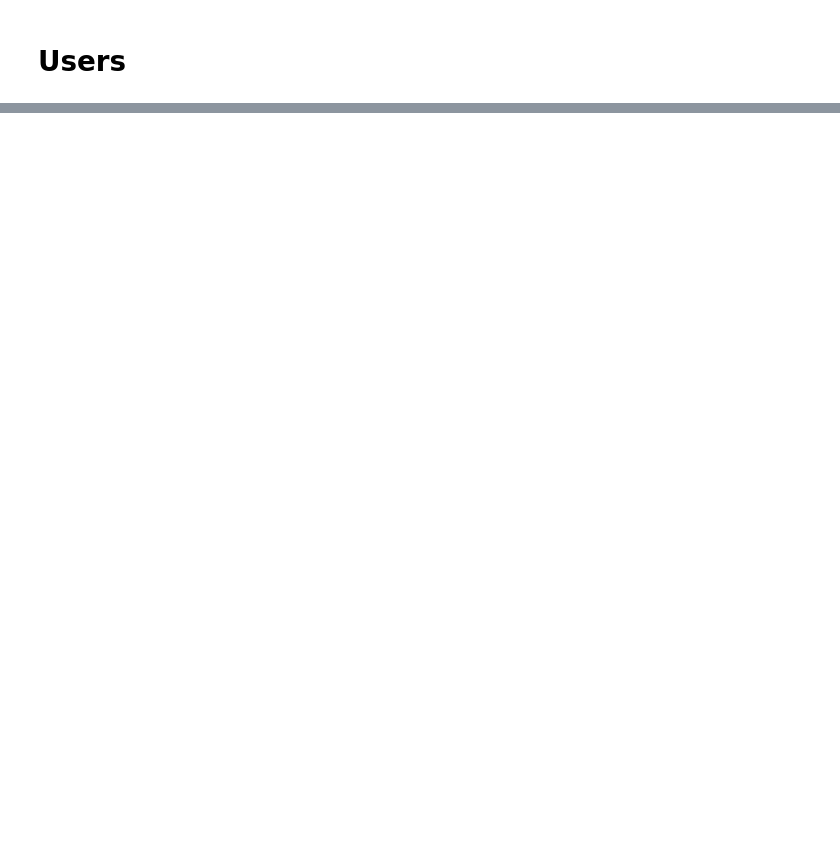
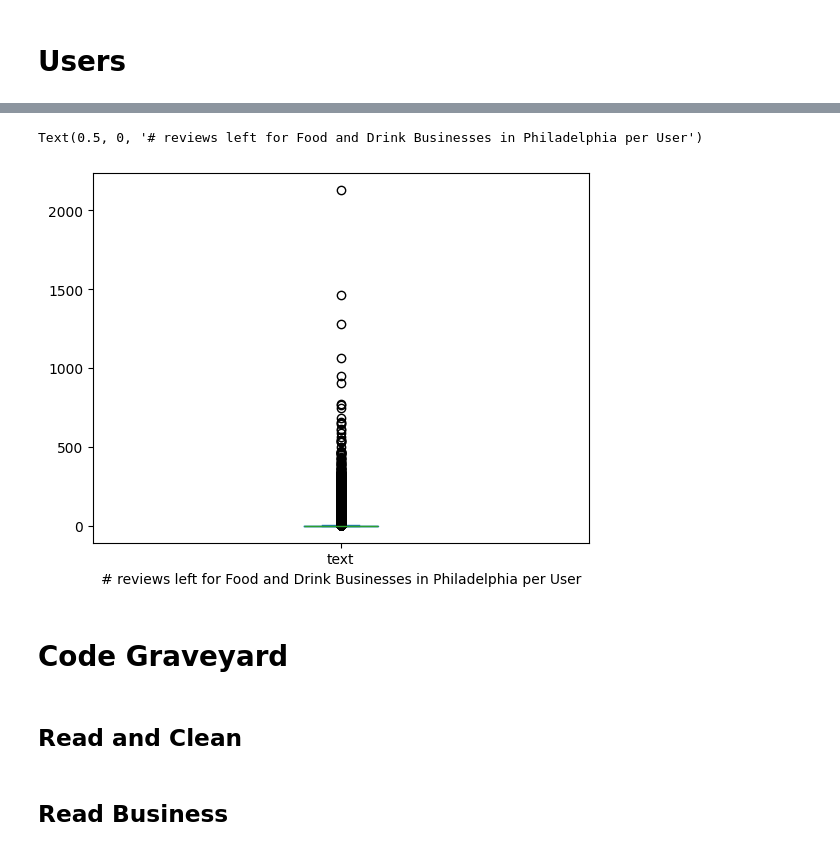
Before and after one commit to bblank70/YELP-EDA, a Jupyter notebook: YelpEDA.ipynb, the cells around one changed output, grey strips where cells are left out. Saved outputs shown, nothing was run; the diff lists cells and outputs as text; code cells hidden in the pictures; blank space fills up the shorter version.

```diff
--- a/YelpEDA.ipynb
+++ b/YelpEDA.ipynb
@@ -95,0 +71,6 @@ plt.yscale('log')
+# %%
+Reviews.groupby('user_id')['text'].count().plot.box()
+plt.xlabel('# reviews left for Food and Drink Businesses in Philadelphia per User')
+# %% [output]
+Text(0.5, 0, '# reviews left for Food and Drink Businesses in Philadelphia per User')
+[figure, added]
@@ -95,0 +79,4 @@ plt.yscale('log')
+# %% [markdown]
+# Code Graveyard
+# %% [markdown]
+## Read and Clean
@@ -95,0 +107,2 @@ plt.yscale('log')
+# %% [markdown]
+## Read Business
```
Also changed, not shown: parts of 24 cells of this notebook, 1 other file.
